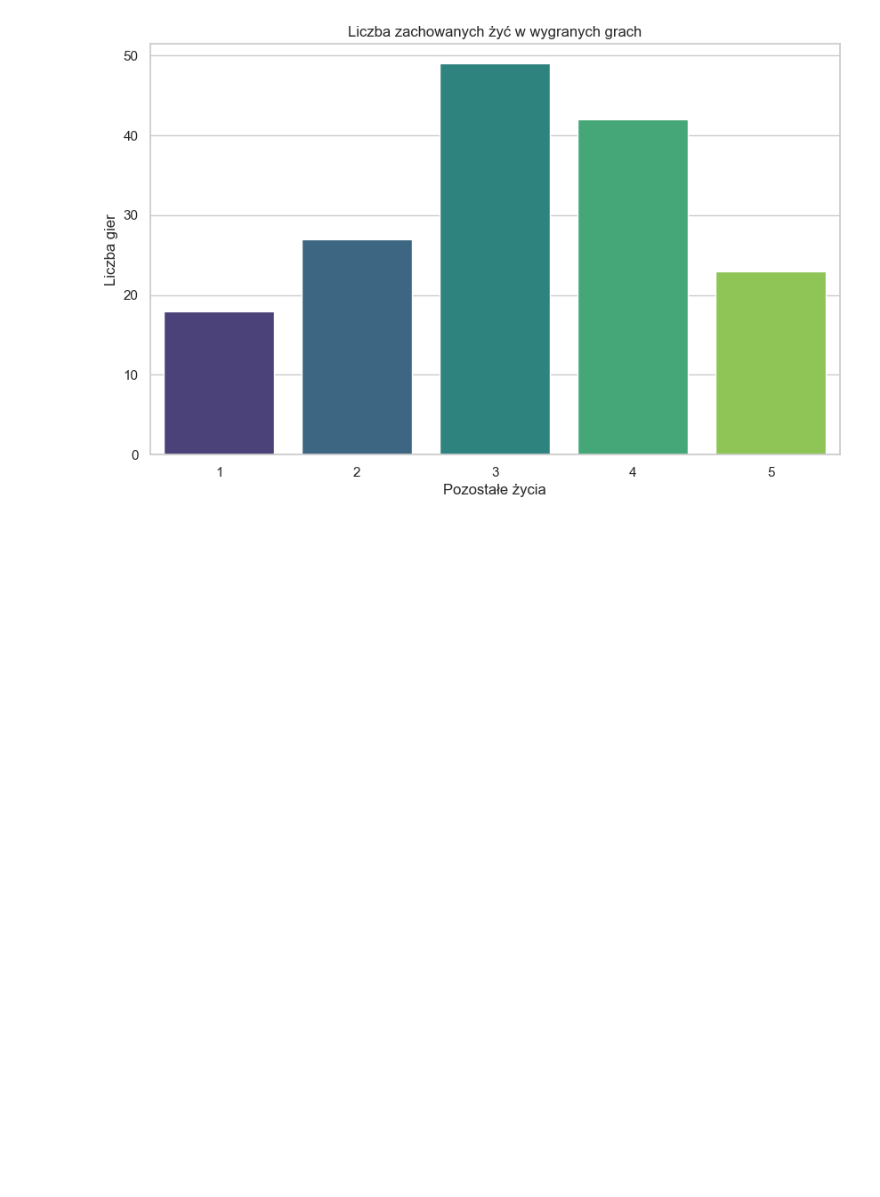
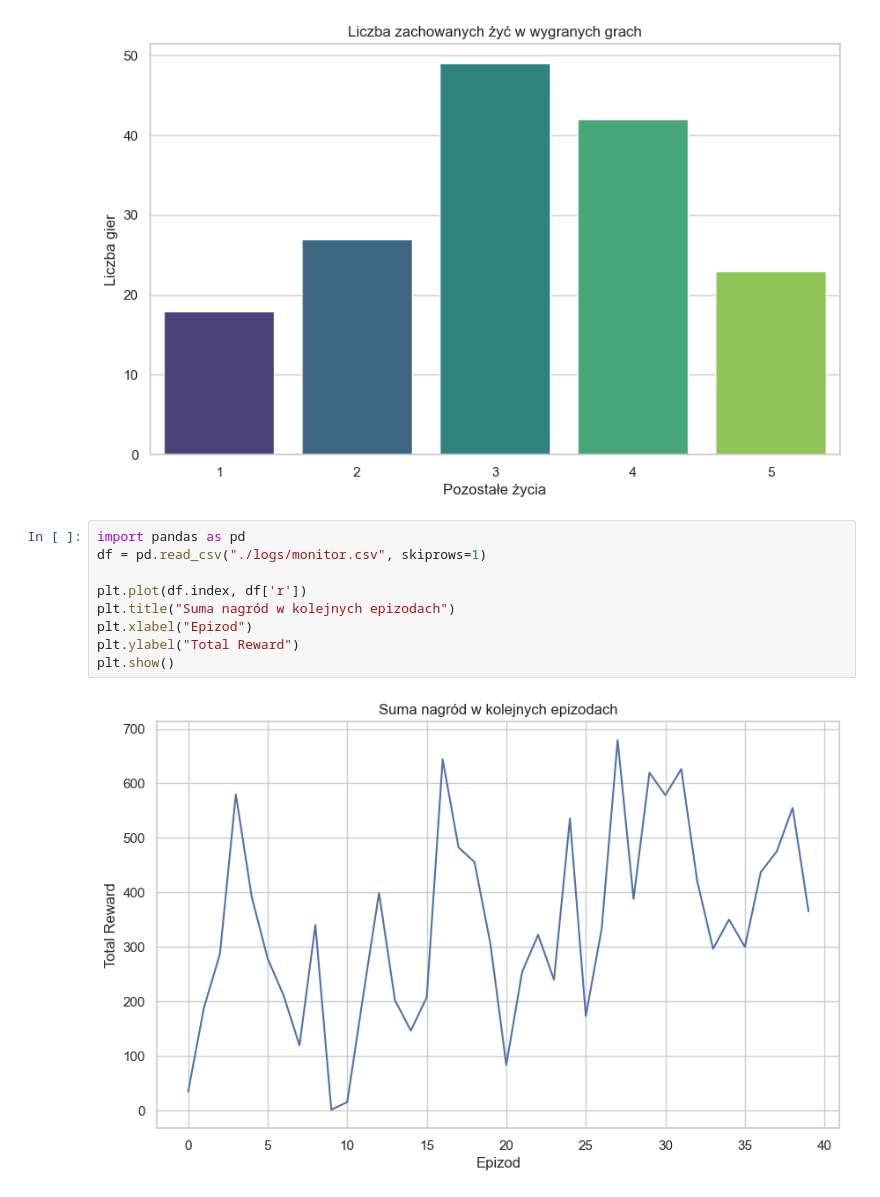
Before and after one commit to akaButter/Inteligencja-obliczeniowa, a Jupyter notebook: lab04/CatchBrains/raport04.ipynb, the cells around one changed output. Drawn from its saved outputs; the diff is of its cells as text; blank space fills up the shorter version.

```diff
--- a/lab04/CatchBrains/raport04.ipynb
+++ b/lab04/CatchBrains/raport04.ipynb
@@ -287,3 +287,14 @@ Passing `palette` without assigning `hue` is deprecated and will be removed in v
 [figure]
 [figure]
 [figure]
+# %%
+import pandas as pd
+df = pd.read_csv("./logs/monitor.csv", skiprows=1)
+
+plt.plot(df.index, df['r'])
+plt.title("Suma nagród w kolejnych epizodach")
+plt.xlabel("Epizod")
+plt.ylabel("Total Reward")
+plt.show()
+# %% [output]
+[figure, added]
```
Also changed, not shown: 8 other files.
